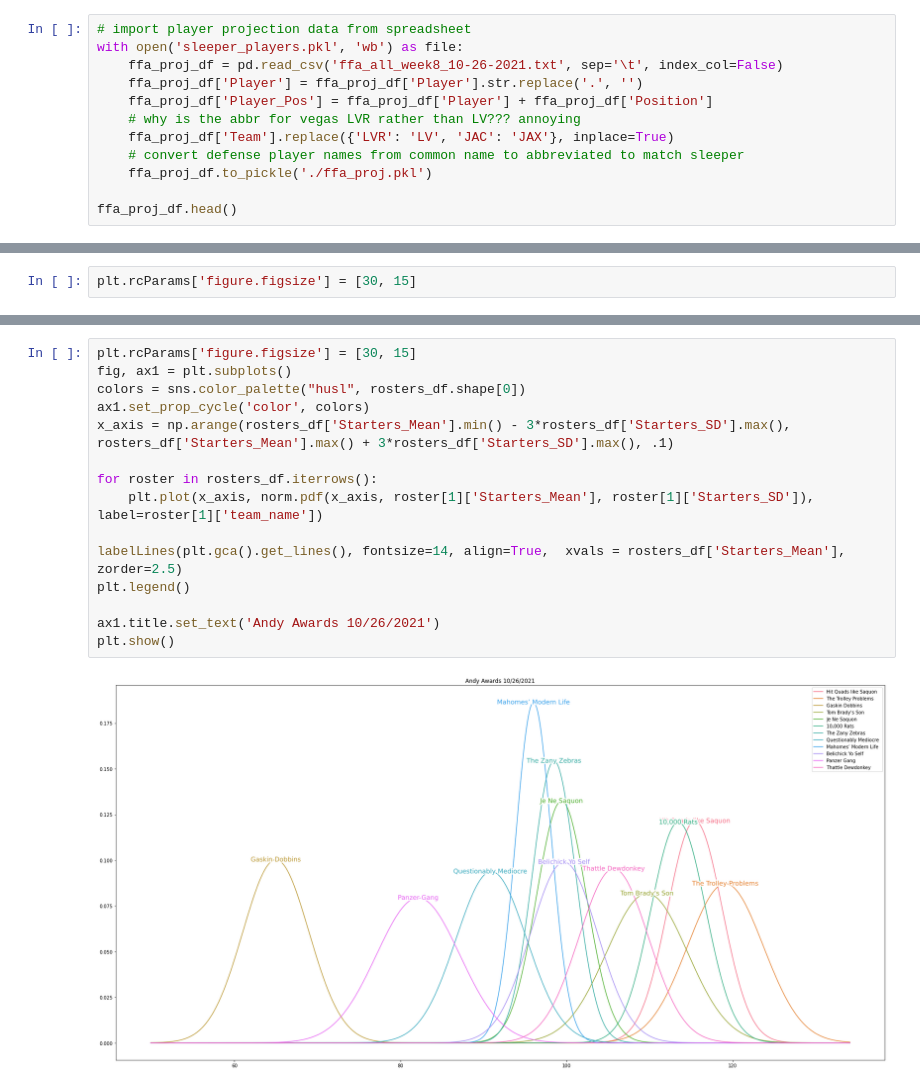
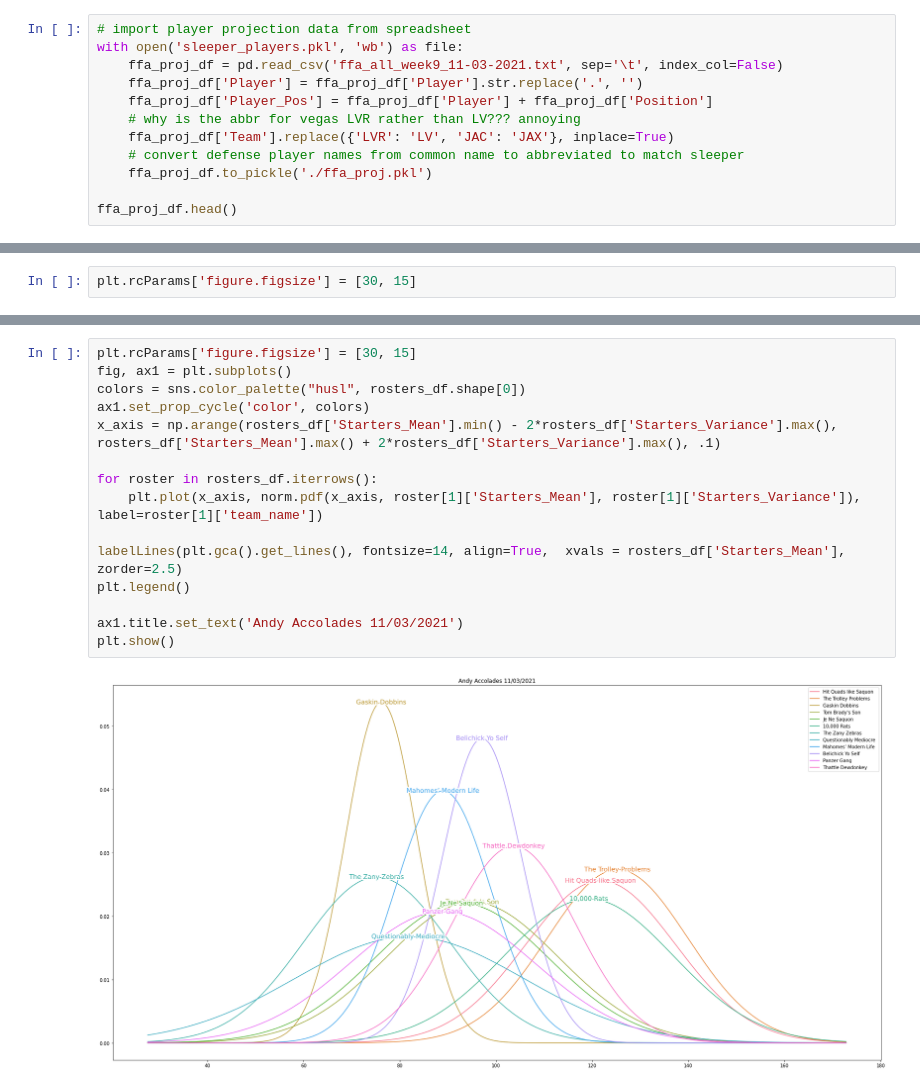
Before and after one commit to atran39/PokerstersFF, a Jupyter notebook: PokerstersFF.ipynb, the cells around one changed output, grey strips where cells are left out. Saved outputs shown, nothing was run; the diff lists cells and outputs as text.

Commit message:
Week 9 projections

```diff
--- a/PokerstersFF.ipynb
+++ b/PokerstersFF.ipynb
@@ -27,7 +27,7 @@ players = Players()
 # %%
 # import player projection data from spreadsheet
 with open('sleeper_players.pkl', 'wb') as file:
-    ffa_proj_df = pd.read_csv('ffa_all_week8_10-26-2021.txt', sep='\t', index_col=False)
+    ffa_proj_df = pd.read_csv('ffa_all_week9_11-03-2021.txt', sep='\t', index_col=False)
     ffa_proj_df['Player'] = ffa_proj_df['Player'].str.replace('.', '')
     ffa_proj_df['Player_Pos'] = ffa_proj_df['Player'] + ffa_proj_df['Position']
     # why is the abbr for vegas LVR rather than LV??? annoying
@@ -159,20 +159,20 @@ rosters_df.plot.bar(x='team_name', y='Starters_Risk')
 # %%
 plt.rcParams['figure.figsize'] = [30, 15]
 fig, ax1 = plt.subplots()
 colors = sns.color_palette("husl", rosters_df.shape[0])
 ax1.set_prop_cycle('color', colors)
-x_axis = np.arange(rosters_df['Starters_Mean'].min() - 3*rosters_df['Starters_SD'].max(), rosters_df['Starters_Mean'].max() + 3*rosters_df['Starters_SD'].max(), .1)
+x_axis = np.arange(rosters_df['Starters_Mean'].min() - 2*rosters_df['Starters_Variance'].max(), rosters_df['Starters_Mean'].max() + 2*rosters_df['Starters_Variance'].max(), .1)
 
 for roster in rosters_df.iterrows():
-    plt.plot(x_axis, norm.pdf(x_axis, roster[1]['Starters_Mean'], roster[1]['Starters_SD']), label=roster[1]['team_name'])
+    plt.plot(x_axis, norm.pdf(x_axis, roster[1]['Starters_Mean'], roster[1]['Starters_Variance']), label=roster[1]['team_name'])
 
 labelLines(plt.gca().get_lines(), fontsize=14, align=True,  xvals = rosters_df['Starters_Mean'], zorder=2.5)
 plt.legend()
 
-ax1.title.set_text('Andy Awards 10/26/2021')
+ax1.title.set_text('Andy Accolades 11/03/2021')
 plt.show()
 # %% [output]
-[figure, old version]
+[figure, new version]
 # %%
 rosters_df.loc[:, ['team_name', 'Starters_Mean', 'Starters_SD']].sort_values(by='Starters_Mean')
 # %% [output]
```
Also changed, not shown: parts of 12 cells of this notebook, 2 other files.
